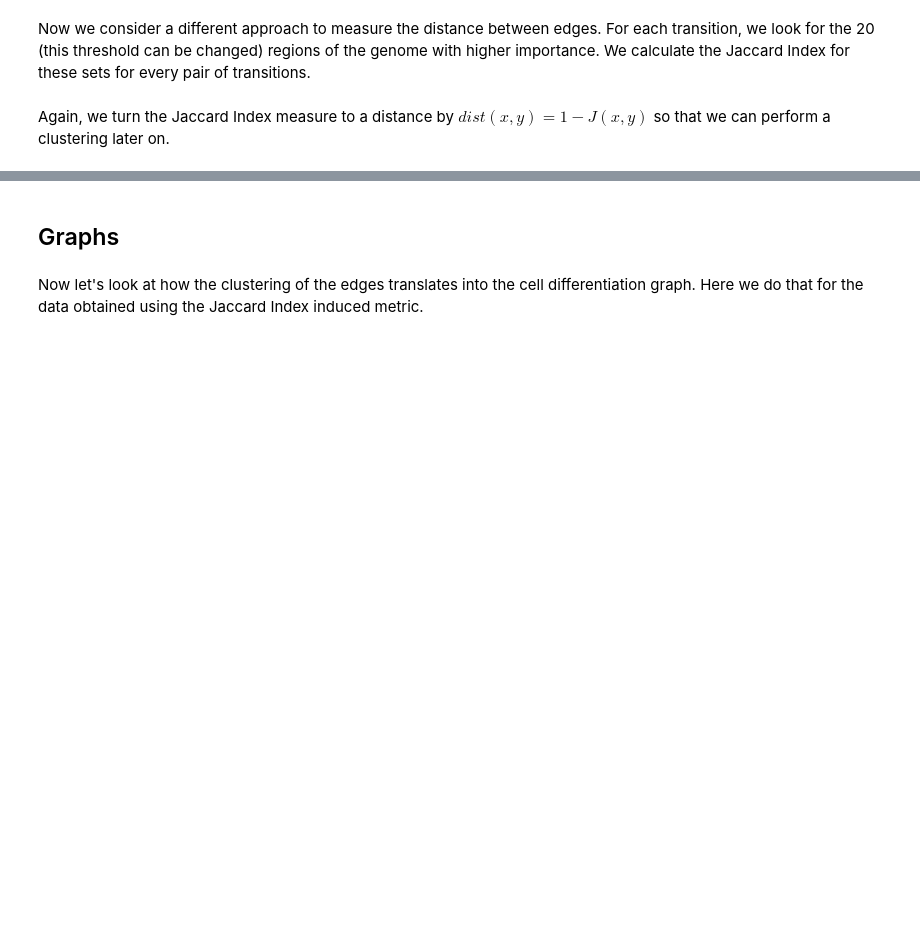
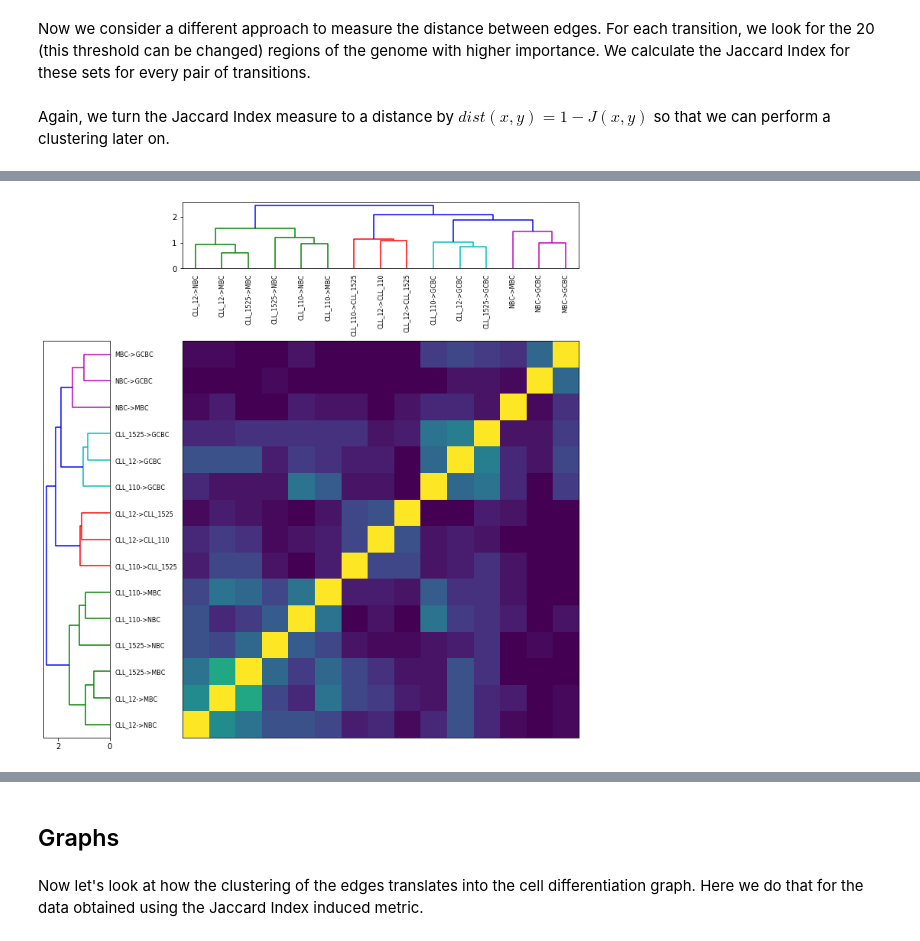
Before and after one commit to bsc-life/epintegrate, a Jupyter notebook: Plots.ipynb, the cells around one changed output, grey strips where cells are left out. Saved outputs shown, nothing was run; the diff lists cells and outputs as text; code cells hidden in the pictures; blank space fills up the shorter version.

```diff
--- a/Plots.ipynb
+++ b/Plots.ipynb
@@ -133,0 +134,29 @@ plt.colorbar()
+# %%
+import matplotlib.pyplot as plt
+import scipy.cluster.hierarchy as sch
+
+fig = plt.figure(figsize=(12,12))
+ax1 = fig.add_axes([0.09,0.1,0.1,0.6])
+
+Y = sch.linkage(mat, method='ward')
+Z1 = sch.dendrogram(Y, orientation='left')
+
+# Compute and plot second dendrogram.
+ax2 = fig.add_axes([0.3,0.81,0.6,0.1])
+Y = sch.linkage(mat, method='ward')
+Z2 = sch.dendrogram(Y)
+
+# Plot distance matrix.
+axmatrix = fig.add_axes([0.3,0.1,0.6,0.6])
+idx1 = Z1['leaves']
+idx2 = Z2['leaves']
+D = mat[idx1,:]
+D = D[:,idx2]
+im = axmatrix.matshow(D, aspect='auto', origin='lower', cmap='viridis_r')
+axmatrix.set_xticks([])
+axmatrix.set_yticks([])
+
+_ = ax2.set_xticklabels(np.array(labels)[idx1], rotation=90, size=8)
+_ = ax1.set_yticklabels(np.array(labels)[idx2], size=8)
+# %% [output]
+[figure, added]
```
Also changed, not shown: parts of 5 cells of this notebook.
